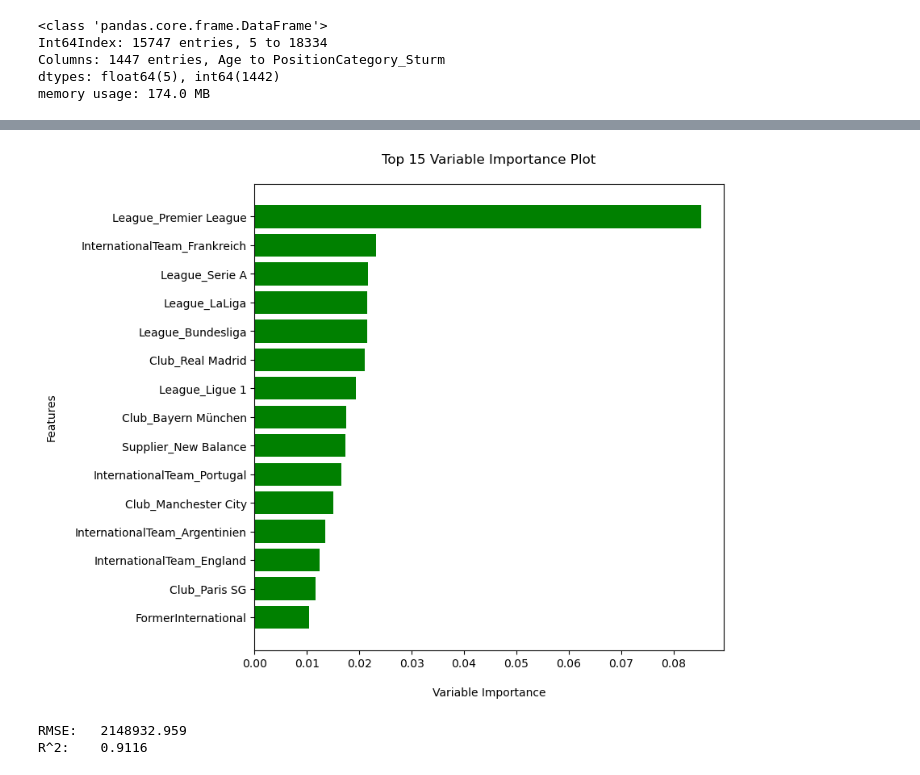
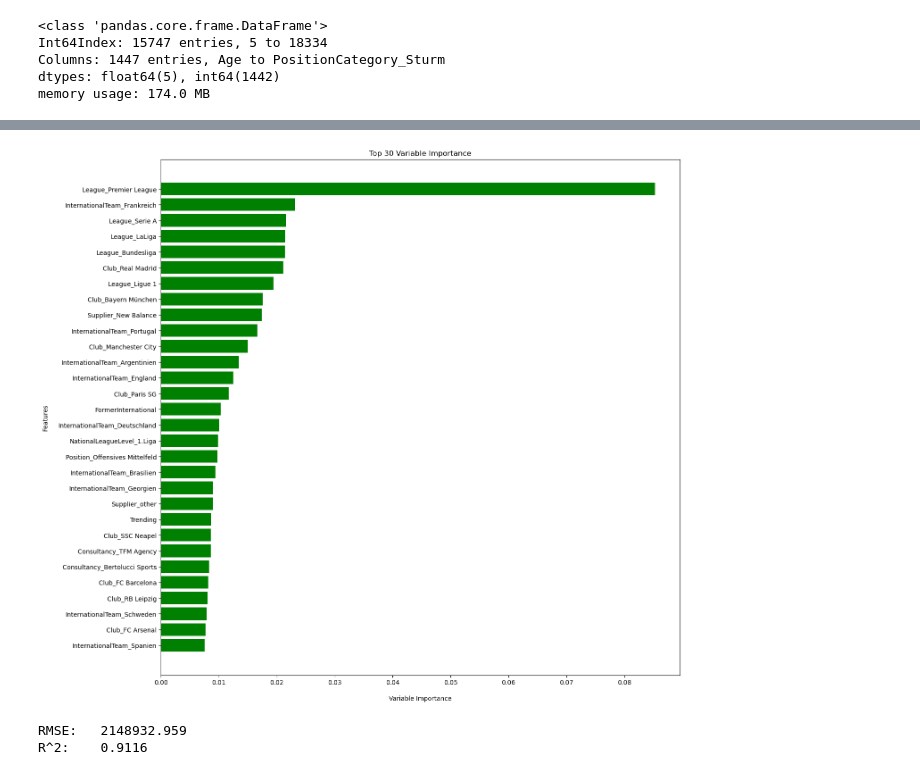
Before and after one commit to onzolof/FootballPredictions, a Jupyter notebook: analysis/simple_model_model.ipynb, the cells around one changed output, grey strips where cells are left out. Cells and saved outputs as stored; diff of their text form; code cells hidden in the pictures.

```diff
--- a/analysis/simple_model_model.ipynb
+++ b/analysis/simple_model_model.ipynb
@@ -48,6 +26,6 @@ Fitting 5 folds for each of 100 candidates, totalling 500 fits
 # %%
 xgb_optimized = load_model('simple-model-xgb')
-plot_variable_importance(xgb_optimized, X, n=15)
+plot_variable_importance(xgb_optimized, X, n=30)
 # %% [output]
-[figure, old version]
+[figure, new version]
 # %%
```
Also changed, not shown: parts of 8 cells of this notebook, 1 other file.
